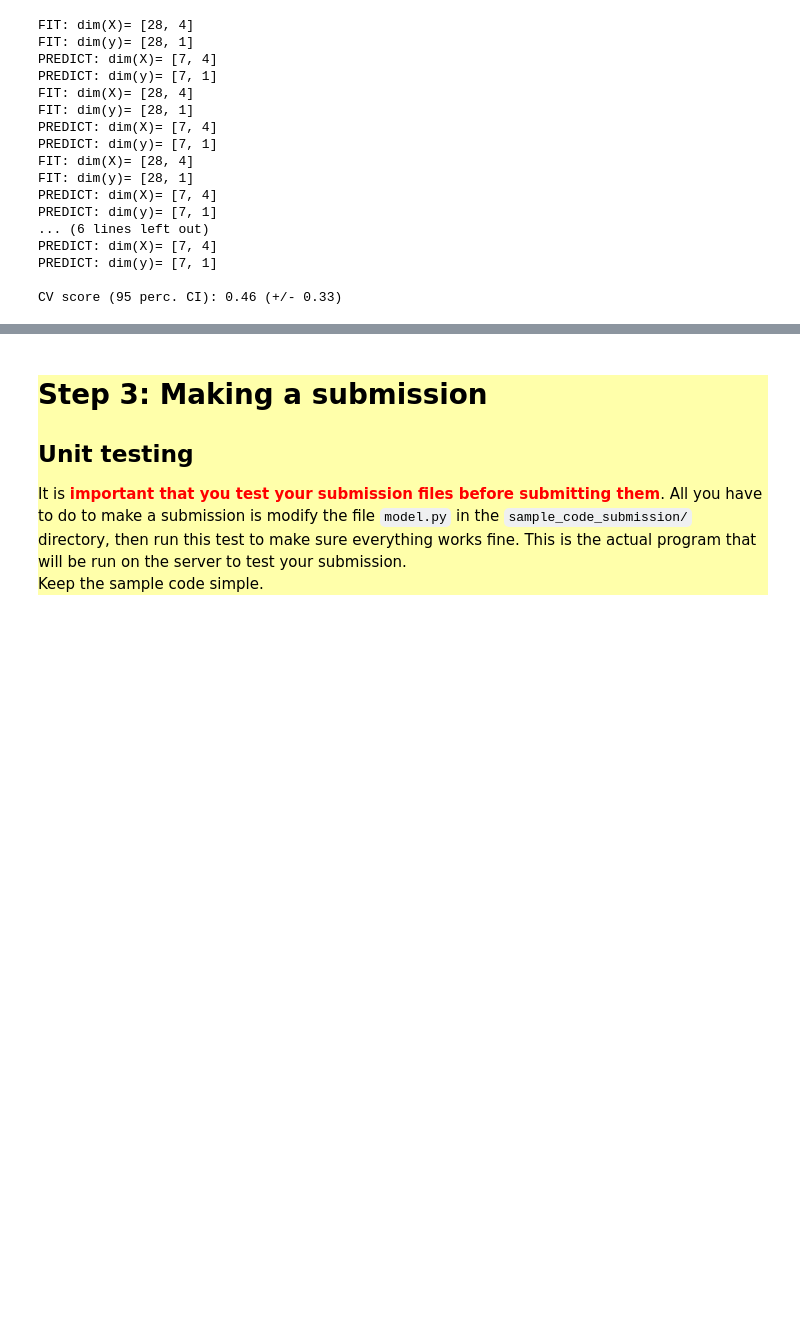
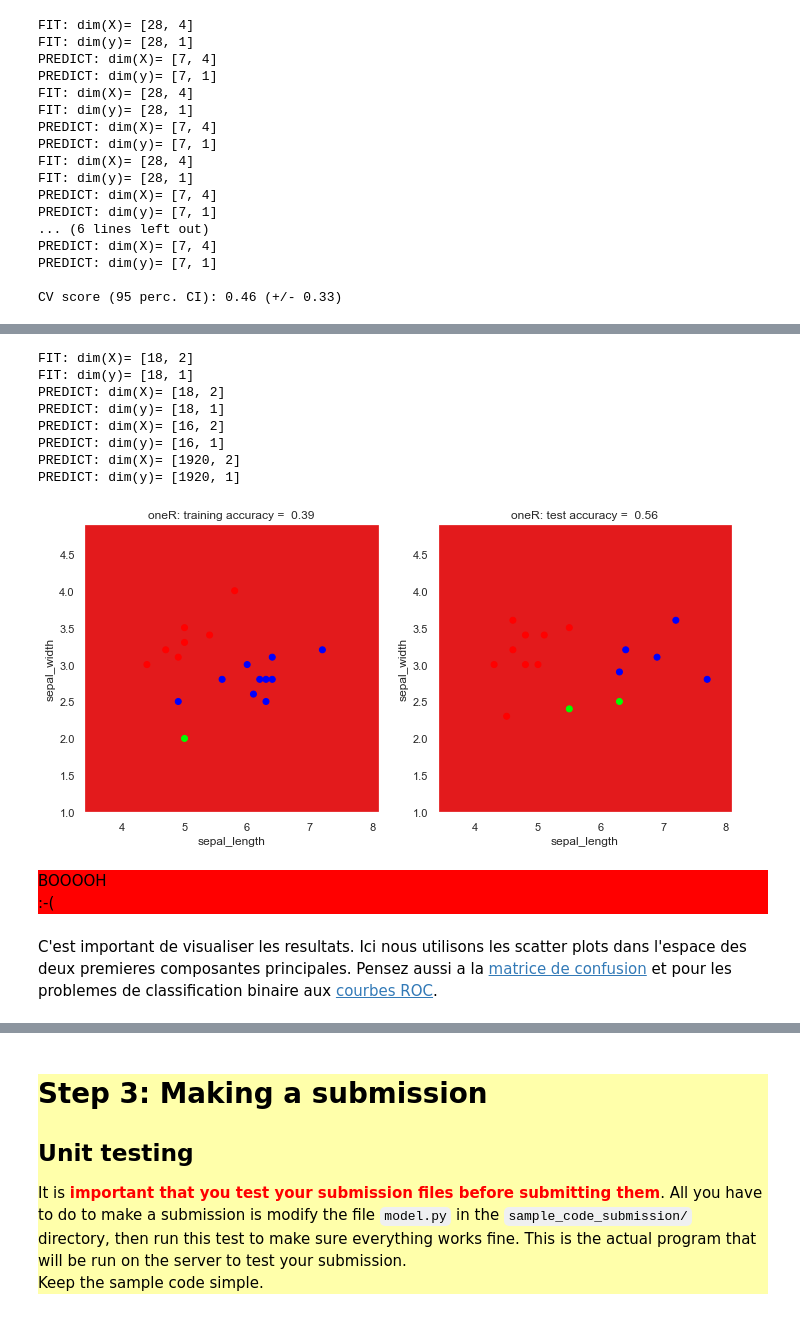
Before and after one commit to zhengying-liu/info232, a Jupyter notebook: TP2/README.ipynb, the cells around one changed output, grey strips where cells are left out. Saved outputs shown, nothing was run; the diff lists cells and outputs as text; code cells hidden in the pictures; blank space fills up the shorter version.

```diff
--- a/TP2/README.ipynb
+++ b/TP2/README.ipynb
@@ -112,4 +188,0 @@ We reload the data with the AutoML DataManager class because this is more conven
-# %%
-from data_manager import DataManager
-D = DataManager(data_name, data_dir, replace_missing=True)
-print(D)
@@ -212,7 +269,8 @@ Using scoring metric: accuracy_score
 The participants normally posess target values (labels) only for training examples (except for the sample data). We compute with the `example` metric the training score, which should be zero for perfect predictions.
         </div>
 # %%
-print('Training score for the', metric_name, 'metric = %5.4f' % scoring_function(Y_train, Y_hat_train))
+training_score = scoring_function(Y_train, Y_hat_train)
+print('Training score for the', metric_name, 'metric = %5.4f' % training_score)
 print('Ideal score for the', metric_name, 'metric = %5.4f' % scoring_function(Y_train, Y_train))
 # %% [output]
 Training score for the accuracy_score metric = 0.4571
@@ -236,7 +285,9 @@ The participants do not have access to the labels Y_valid and Y_test to self-ass
 from sklearn.metrics import make_scorer
 from sklearn.model_selection import cross_val_score
 scores = cross_val_score(M, X_train, Y_train, cv=5, scoring=make_scorer(scoring_function))
-print('\nCV score (95 perc. CI): %0.2f (+/- %0.2f)' % (scores.mean(), scores.std() * 2))
+cv_score = scores.mean()
+cv_ebar = scores.std() * 2
+print('\nCV score (95 perc. CI): %0.2f (+/- %0.2f)' % (cv_score, cv_ebar))
 # %% [output]
 FIT: dim(X)= [28, 4]
 FIT: dim(y)= [28, 1]
@@ -257,0 +312,4 @@ CV score (95 perc. CI): 0.46 (+/- 0.33)
+# %%
+question = 3
+reponse = training_score+cv_score+cv_ebar
+score += check(reponse, question)
@@ -257,0 +334,18 @@ CV score (95 perc. CI): 0.46 (+/- 0.33)
+# %%
+question = 4
+reponse = D.ClfScatter(M, dim1=0, dim2=1, title='oneR')
+score += check(reponse, question)
+# %% [output]
+FIT: dim(X)= [18, 2]
+FIT: dim(y)= [18, 1]
+PREDICT: dim(X)= [18, 2]
+PREDICT: dim(y)= [18, 1]
+PREDICT: dim(X)= [16, 2]
+PREDICT: dim(y)= [16, 1]
+PREDICT: dim(X)= [1920, 2]
+PREDICT: dim(y)= [1920, 1]
+[figure, added]
+BOOOOH
+:-(
+# %% [markdown]
+C'est important de visualiser les resultats. Ici nous utilisons les scatter plots dans l'espace des deux premieres composantes principales. Pensez aussi a la <a href="http://scikit-learn.org/stable/auto_examples/model_selection/plot_confusion_matrix.html">matrice de confusion</a> et pour les problemes de classification binaire aux <a href="http://scikit-learn.org/stable/auto_examples/model_selection/plot_roc.html">courbes ROC</a>.
```
Also changed, not shown: parts of 36 cells of this notebook, 27 other files.
